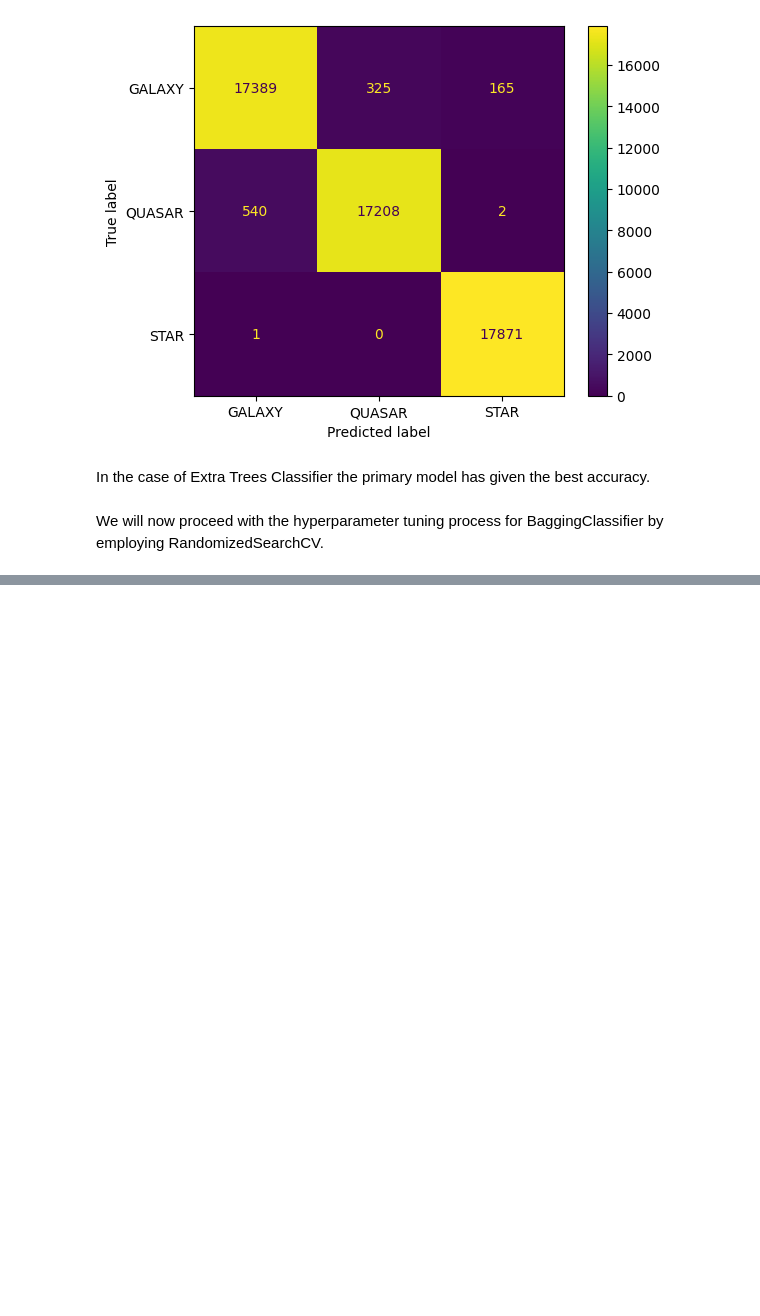
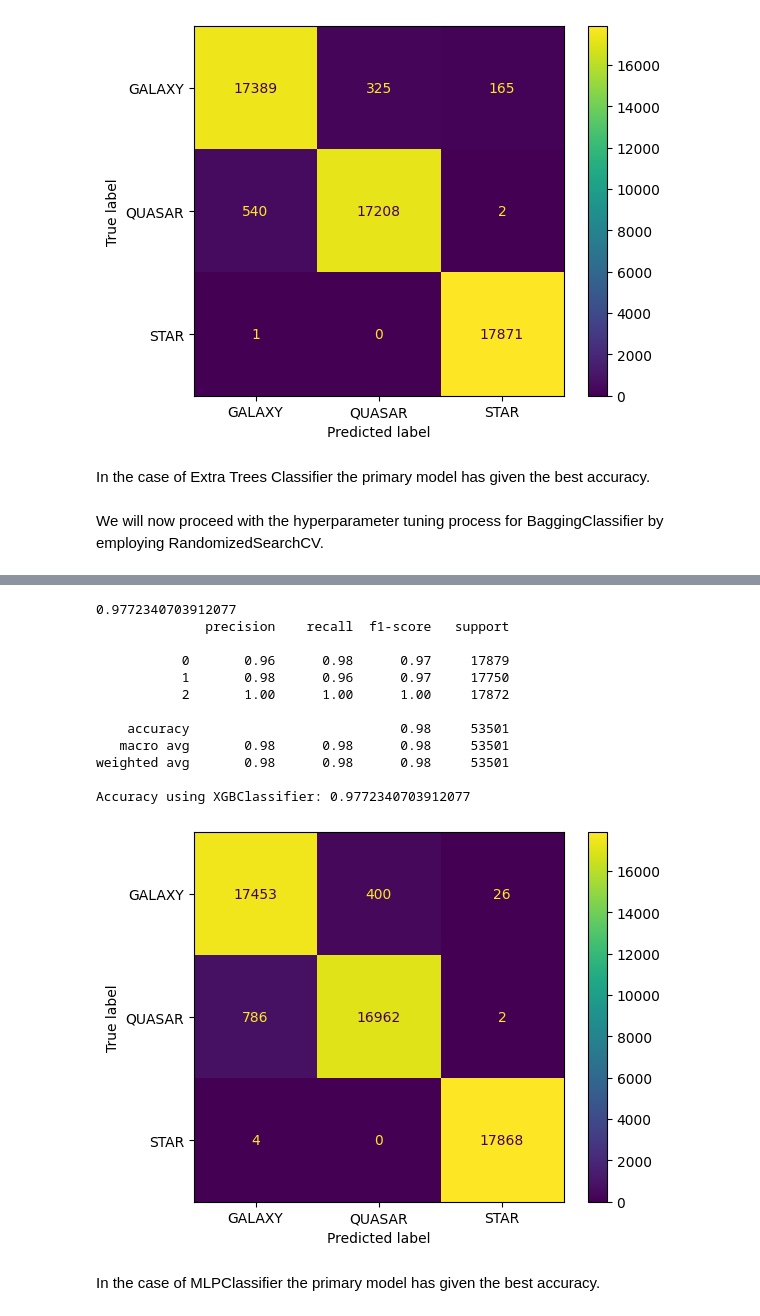
Before and after one commit to Ahmed-Estiak/stellar-classification-using-SMOTE-and-classifiers-ensemble, a Jupyter notebook: Stellar Classification (Smote, Scaled, hyperparamter tuning and ensemble).ipynb, the cells around one changed output, grey strips where cells are left out. Drawn from its saved outputs; the diff is of its cells as text; code cells hidden in the pictures; blank space fills up the shorter version.

```diff
--- a/Stellar Classification (Smote, Scaled, hyperparamter tuning and ensemble).ipynb
+++ b/Stellar Classification (Smote, Scaled, hyperparamter tuning and ensemble).ipynb
@@ -632,0 +845,15 @@ We will now proceed with the hyperparameter tuning process for BaggingClassifier
+# %%
+param_dist = {
+    'learning_rate' : [0.01, 0.01,0.03, 0.05],
+    'max_depth' : [ 3, 4, 5, 6],
+    'min_child_weight' : [ 0.5, 1,2, 3],
+    'gamma': [ 0.0, 0.1, 0.2 ,0.25 ],
+    'colsample_bytree' : [ 0.3, 0.4, 0.5 ,0.6],
+    'n_estimators': [100, 500, 1000, 2000],
+    'subsample': [0.3, 0.5, 0.6, 0.7]
+
+
+
+}
+random_search = RandomizedSearchCV(estimator=xgb, param_distributions=param_dist, n_iter=10, cv=5, random_state=42, n_jobs=-1)
+random_search.fit(X_train, y_train)
@@ -632,0 +894,32 @@ We will now proceed with the hyperparameter tuning process for BaggingClassifier
+# %%
+best_xgb_model = random_search.best_estimator_
+best_xgb_model.get_params
+best_xgb_model.fit(X_train, y_train)
+y_predict = best_xgb_model.predict(X_test)
+
+accuracy = accuracy_score(y_test, y_predict)
+print(accuracy)
+
+ConfusionMatrixDisplay.from_predictions(y_test, y_predict,
+                                        display_labels = ['GALAXY', 'QUASAR', 'STAR'])
+
+cr1 = classification_report(y_test, y_predict)
+print(cr1)
+accuracy_best_model = best_xgb_model.score(X_test, y_test)
+print("Accuracy using XGBClassifier:", accuracy_best_model)
+# %% [output]
+0.9772340703912077
+              precision    recall  f1-score   support
+
+           0       0.96      0.98      0.97     17879
+           1       0.98      0.96      0.97     17750
+           2       1.00      1.00      1.00     17872
+
+    accuracy                           0.98     53501
+   macro avg       0.98      0.98      0.98     53501
+weighted avg       0.98      0.98      0.98     53501
+
+Accuracy using XGBClassifier: 0.9772340703912077
+[figure, added]
+# %% [markdown]
+In the case of MLPClassifier the primary model has given the best accuracy.
```
Also changed, not shown: parts of 15 cells of this notebook.
